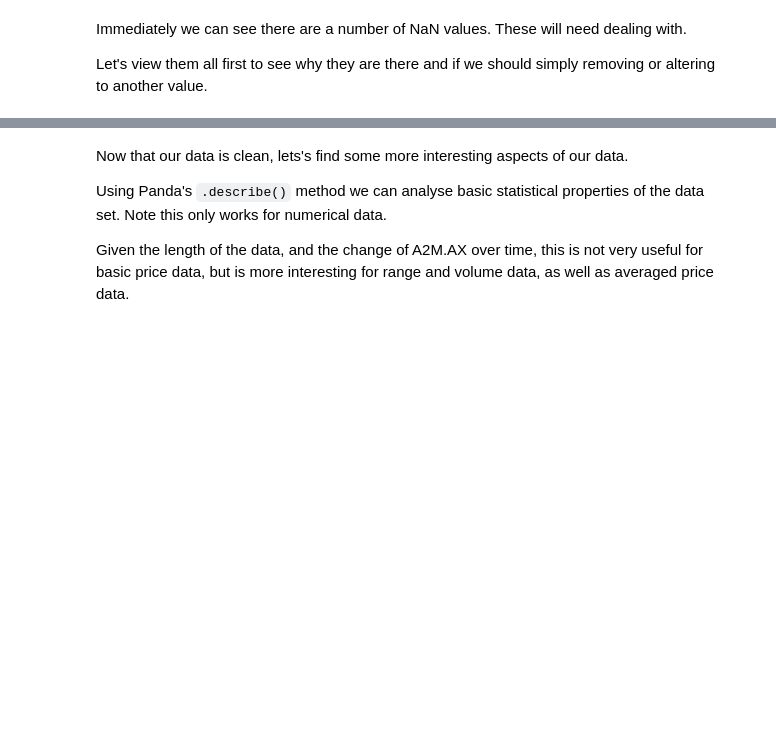
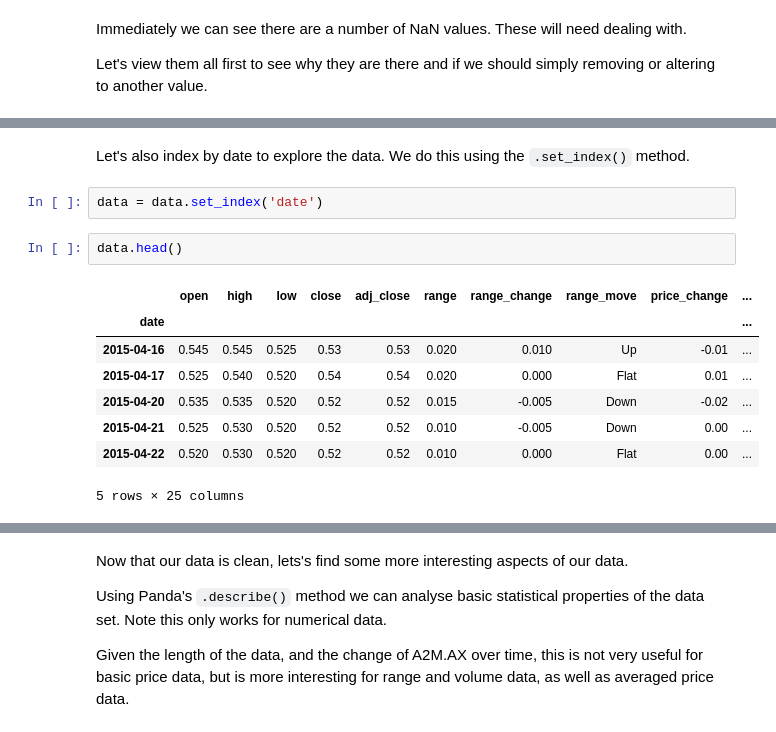
Before and after one commit to stnorling/Python-DS-UCSD, a Jupyter notebook: Final-Project/A2M.ipynb, the cells around one changed output, grey strips where cells are left out. Drawn from its saved outputs; the diff is of its cells as text; blank space fills up the shorter version.

```diff
--- a/Final-Project/A2M.ipynb
+++ b/Final-Project/A2M.ipynb
@@ -114,0 +164,15 @@ data.head()
+# %% [markdown]
+Let's also index by date to explore the data. We do this using the `.set_index()` method.
+# %%
+data = data.set_index('date')
+# %%
+data.head()
+# %% [output]
+|  | open | high | low | close | adj_close | range | range_change | range_move | price_change | ... |
+| date |  |  |  |  |  |  |  |  |  | ... |
+| 2015-04-16 | 0.545 | 0.545 | 0.525 | 0.53 | 0.53 | 0.020 | 0.010 | Up | -0.01 | ... |
+| 2015-04-17 | 0.525 | 0.540 | 0.520 | 0.54 | 0.54 | 0.020 | 0.000 | Flat | 0.01 | ... |
+| 2015-04-20 | 0.535 | 0.535 | 0.520 | 0.52 | 0.52 | 0.015 | -0.005 | Down | -0.02 | ... |
+| 2015-04-21 | 0.525 | 0.530 | 0.520 | 0.52 | 0.52 | 0.010 | -0.005 | Down | 0.00 | ... |
+| 2015-04-22 | 0.520 | 0.530 | 0.520 | 0.52 | 0.52 | 0.010 | 0.000 | Flat | 0.00 | ... |
+5 rows × 25 columns
```
Also changed, not shown: parts of 46 cells of this notebook, 1 other file.
